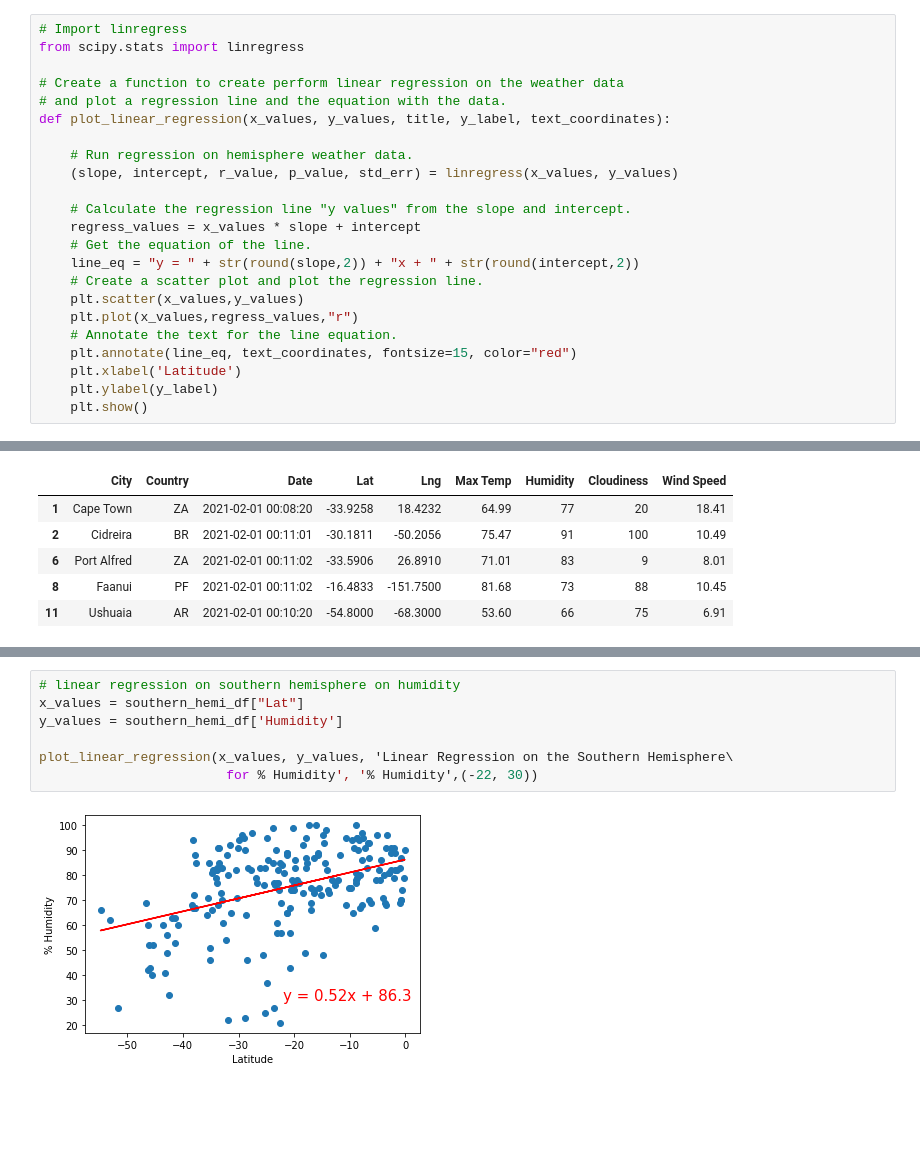
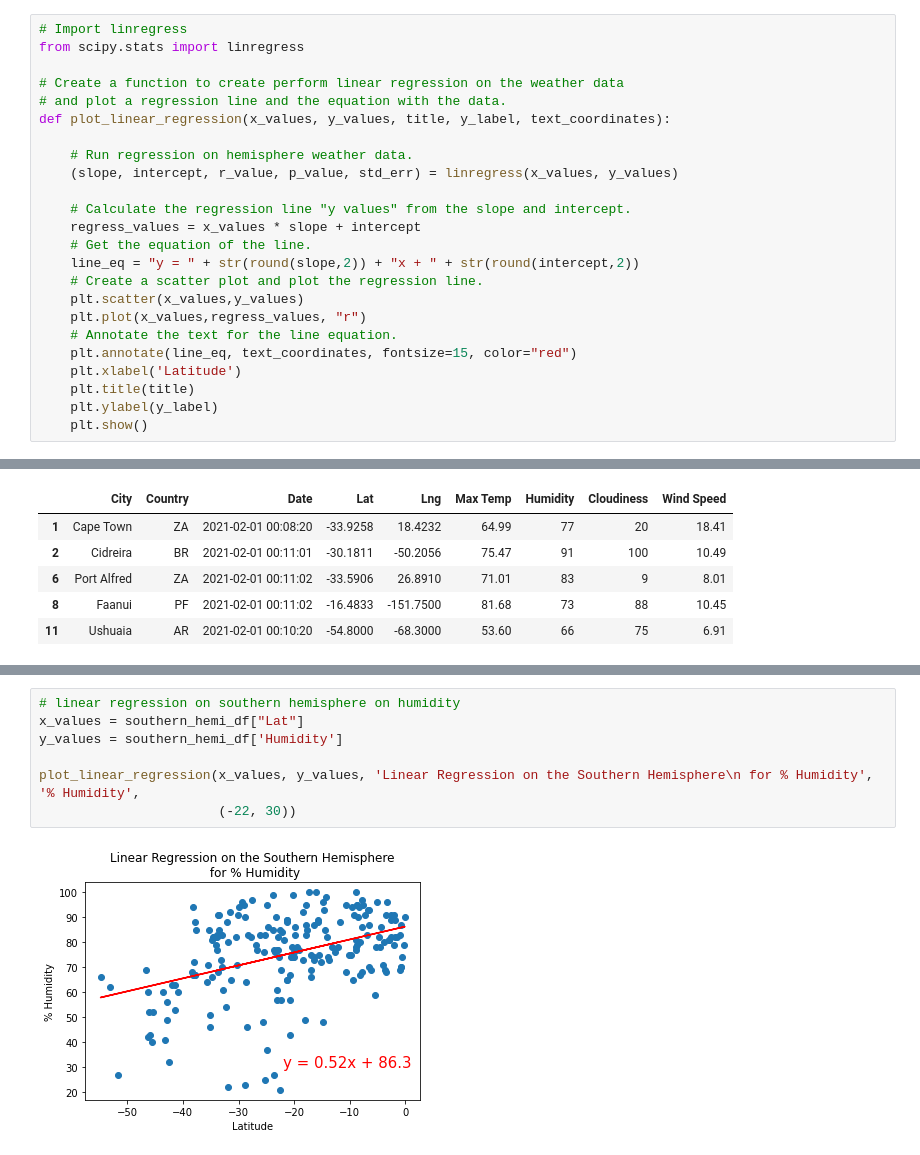
Before and after one commit to taranahassan/World_Weather_Analysis, a Jupyter notebook: WeatherPy.ipynb, the cells around one changed output, grey strips where cells are left out. Saved outputs shown, nothing was run; the diff lists cells and outputs as text; blank space fills up the shorter version.

```diff
--- a/WeatherPy.ipynb
+++ b/WeatherPy.ipynb
@@ -260,10 +260,11 @@ def plot_linear_regression(x_values, y_values, title, y_label, text_coordinates)
     line_eq = "y = " + str(round(slope,2)) + "x + " + str(round(intercept,2))
     # Create a scatter plot and plot the regression line.
     plt.scatter(x_values,y_values)
-    plt.plot(x_values,regress_values,"r")
+    plt.plot(x_values,regress_values, "r")
     # Annotate the text for the line equation.
     plt.annotate(line_eq, text_coordinates, fontsize=15, color="red")
     plt.xlabel('Latitude')
+    plt.title(title)
     plt.ylabel(y_label)
     plt.show()
 # %%
@@ -335,12 +333,12 @@ plot_linear_regression(x_values, y_values, 'Linear Regression on the Northern He
 # %%
 # linear regression on southern hemisphere on humidity
 x_values = southern_hemi_df["Lat"]
 y_values = southern_hemi_df['Humidity']
 
-plot_linear_regression(x_values, y_values, 'Linear Regression on the Southern Hemisphere\
-                        for % Humidity', '% Humidity',(-22, 30))
+plot_linear_regression(x_values, y_values, 'Linear Regression on the Southern Hemisphere\n for % Humidity', '% Humidity',
+                       (-22, 30))
 # %% [output]
-[figure, old version]
+[figure, new version]
 # %%
 # linear regression on northern hemisphere on cloudiness
 x_values = northern_hemi_df["Lat"]
```
Also changed, not shown: parts of 7 cells of this notebook.
